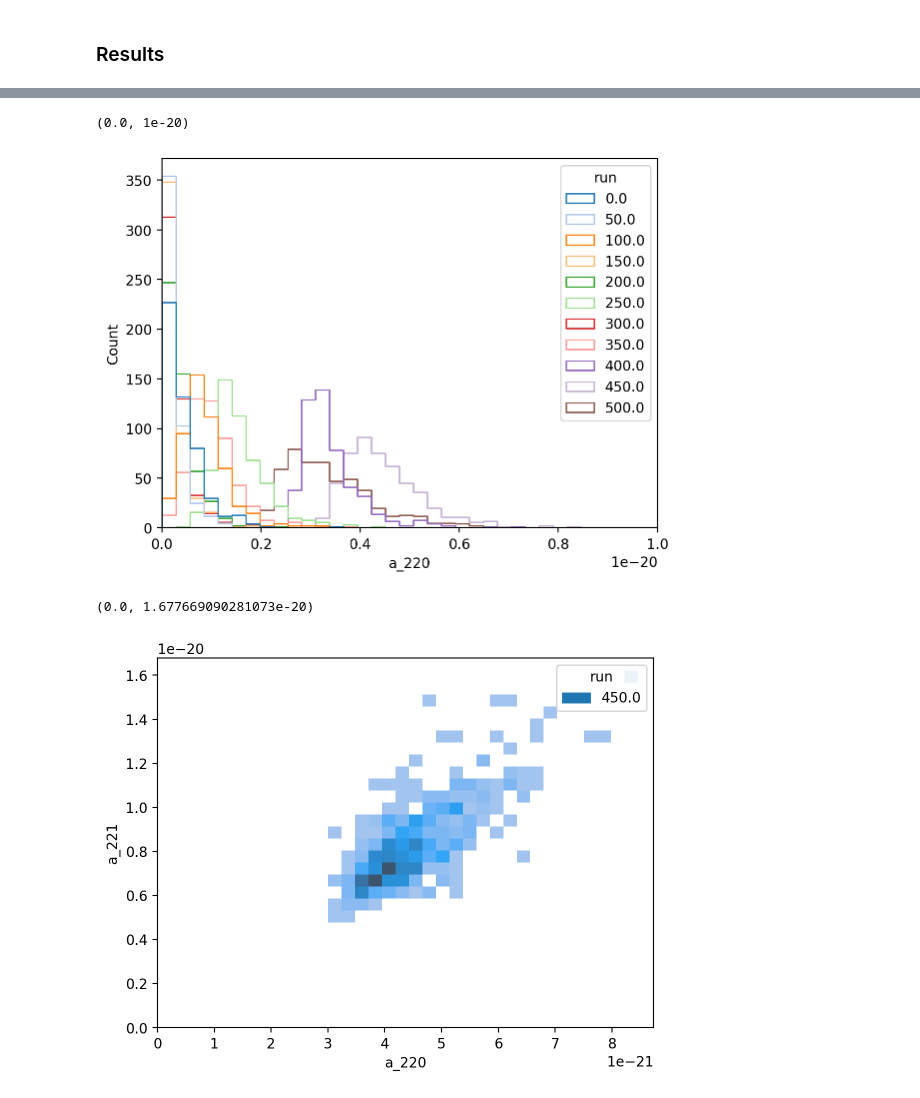
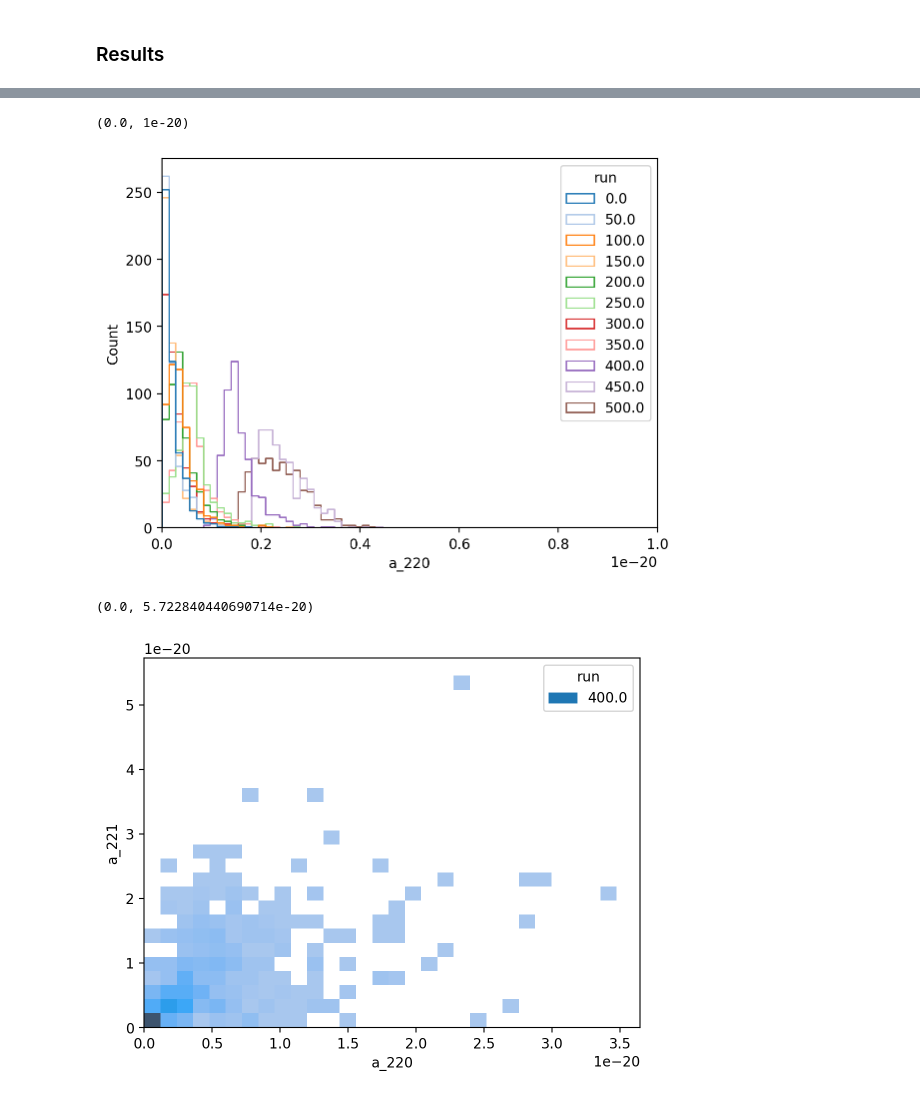
Before and after one commit to nkhusid/spectroscopic_injections, a Jupyter notebook: notebooks/ringup_injection.ipynb, the cells around one changed output, grey strips where cells are left out. Saved outputs shown, nothing was run; the diff lists cells and outputs as text; code cells hidden in the pictures.

Commit message:
missing configs for completeness, plotting PE, etc

```diff
--- a/notebooks/ringup_injection.ipynb
+++ b/notebooks/ringup_injection.ipynb
@@ -194,4 +257,4 @@ dt0 * 11, dt0, T
 # %%
 mtot = 72
 # %%
-coll = rd.ResultCollection.from_netcdf(f'/mnt/home/nkhusid/ceph/spec_inj/SXS_BBH_1155/mtot{mtot}/220+221_SXS_BBH_1155_fmin10Hz_ppSNR20_mtot{mtot}_inclined_ringup_coarse/engine/*/result.nc')
+coll = rd.ResultCollection.from_netcdf(f'/mnt/home/nkhusid/ceph/spec_inj/SXS_BBH_1155/mtot{mtot}/220_SXS_BBH_1155_fmin10Hz_ppSNR20_mtot{mtot}_inclined_ringup_coarse/engine/*/result.nc')
@@ -222,14 +392,14 @@ sns.histplot(df, x='a_220', hue='run', element='step', alpha=0, palette='tab20')
 plt.xlim(0, 1e-20)
 # %% [output]
 (0.0, 1e-20)
-[figure, old version]
+[figure, new version]
 # %%
-sns.histplot(df[df['run'] == 450], x='a_220', y='a_221', hue='run', palette='tab10')
+sns.histplot(df[df['run'] == 400], x='a_220', y='a_221', hue='run', palette='tab10')
 plt.xlim(0)
 plt.ylim(0)
 # %% [output]
-(0.0, 1.677669090281073e-20)
+(0.0, 5.722840440690714e-20)
-[figure, old version]
+[figure, new version]
 # %%
 # rang = az.hdi(coll[-2].posterior.a[:,:,0].values.flatten(), 0.9)
 
```
Also changed, not shown: parts of 28 cells of this notebook, 47 other files.
